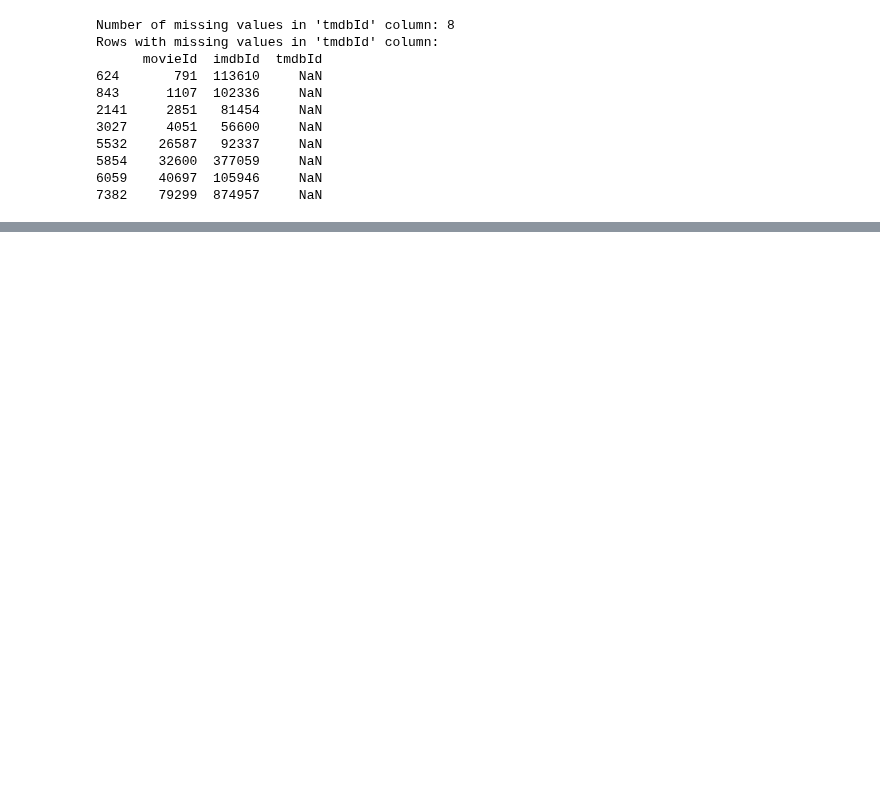
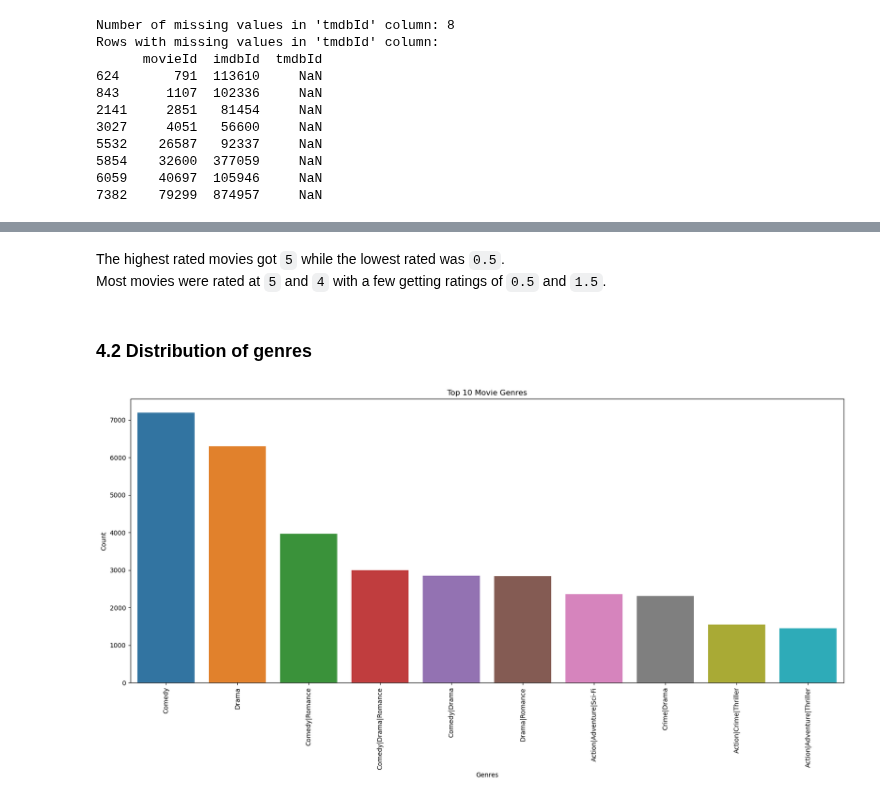
Before and after one commit to robertmbau/Movie-Recommendation-System, a Jupyter notebook: Movie Recommendation Systems.ipynb, the cells around one changed output, grey strips where cells are left out. Cells and saved outputs as stored; diff of their text form; code cells hidden in the pictures; blank space fills up the shorter version.

```diff
--- a/Movie Recommendation Systems.ipynb
+++ b/Movie Recommendation Systems.ipynb
@@ -606,0 +311,17 @@ def movie_rater(movie_df, num, genre=None):
+# %% [markdown]
+The highest rated movies got `5` while the lowest rated was `0.5`.<br>
+Most movies were rated at `5` and `4` with a few getting ratings of `0.5` and `1.5`.
+# %% [markdown]
+### 4.2 Distribution of genres
+# %%
+fig, ax = plt.subplots(figsize=(20, 8))  # Increase the figsize values to adjust the size
+
+genres_counts = merged_dataset['genres'].value_counts().head(10)
+sns.barplot(x=genres_counts.index, y=genres_counts.values)
+plt.xlabel('Genres')
+plt.ylabel('Count')
+plt.title('Top 10 Movie Genres')
+plt.xticks(rotation=90)
+plt.show()
+# %% [output]
+[figure, added]
```
Also changed, not shown: parts of 92 cells of this notebook, 4 other files.
